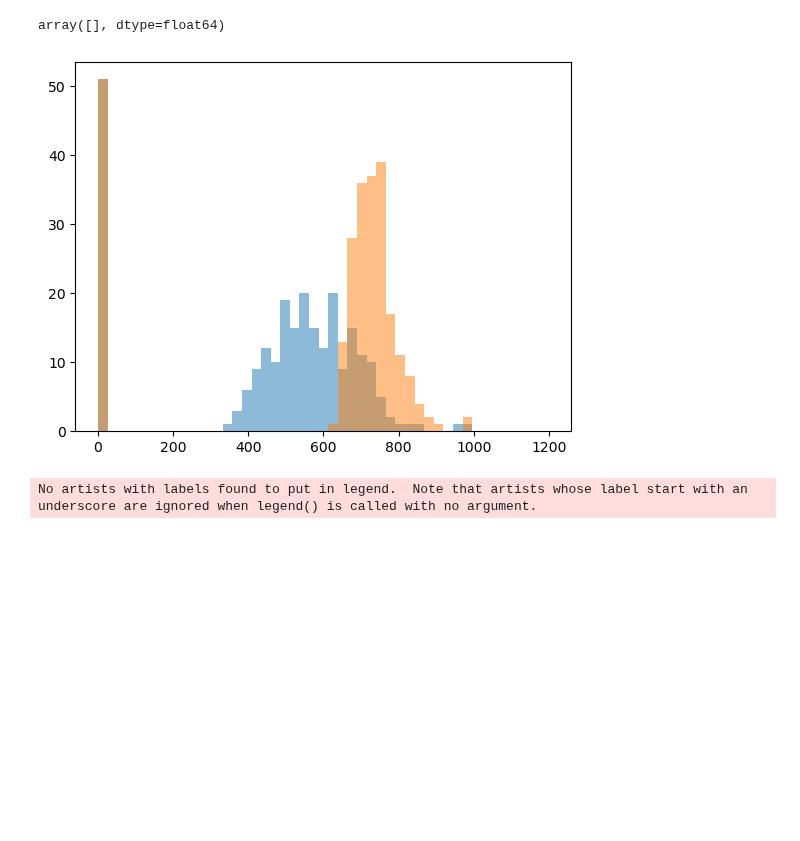
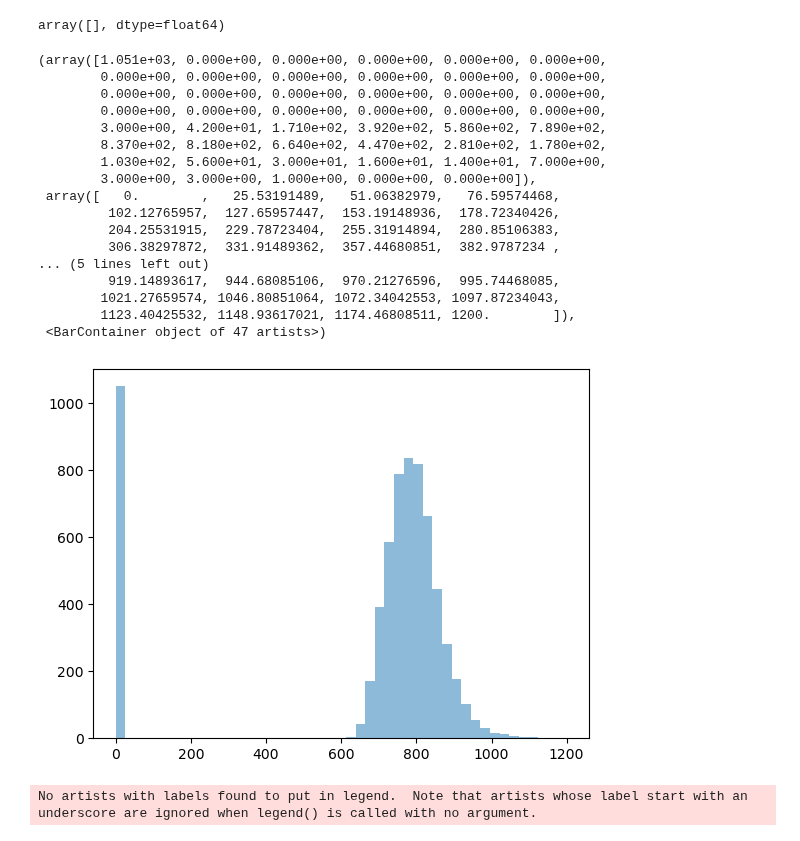
Before and after one commit to TA-DNN/dstparser, a Jupyter notebook: xmax_reader.ipynb, the cells around one changed output. Drawn from its saved outputs; the diff is of its cells as text; code cells hidden in the pictures; blank space fills up the shorter version.

Commit message:
check xmax distributions

```diff
--- a/xmax_reader.ipynb
+++ b/xmax_reader.ipynb
@@ -60,6 +59,9 @@ def file_xmax_map():
 
     file_idx = []
     all_xmax = []
+    all_xmax_vert = []
+    all_cost = []
+    all_zenith = []
     for dst_file in dst_files:
         nfile, nevents, zenith_angle, xmax = np.loadtxt(
             dst_file, dtype=str, unpack=True
@@ -67,10 +69,17 @@ def file_xmax_map():
 
         zenith_angle = np.array(zenith_angle, dtype=np.float32)
         cost = np.cos(zenith_angle * (np.pi / 180))
-        xmax = np.array(xmax, dtype=np.float32) / cost
+        xmax_vertical = np.array(xmax, dtype=np.float32)
+        xmax = xmax_vertical / cost
         file_idx.append(nfile)
         all_xmax.append(xmax)
+        all_xmax_vert.append(xmax_vertical)
+        all_cost.append(cost)
+        all_zenith.append(zenith_angle)
 
     file_idx = np.concatenate(file_idx)
     all_xmax = np.concatenate(all_xmax)
-    return file_idx, all_xmax
+    all_xmax_vert = np.concatenate(all_xmax_vert)
+    all_cost = np.concatenate(all_cost)
+    all_zenith = np.concatenate(all_zenith)
+    return file_idx, all_xmax, all_xmax_vert, all_cost, all_zenith
@@ -127,12 +300,29 @@ def
 import matplotlib.pyplot as plt
 # %%
 xmax_bins = np.linspace(0,1200,48)
-plt.hist(xmax0, bins = xmax_bins, alpha = 0.5)
-plt.hist(xmax, bins = xmax_bins, alpha = 0.5)
+plt.hist(all_xmax, bins = xmax_bins, alpha = 0.5)
+# plt.hist(xmax, bins = xmax_bins, alpha = 0.5)
 # plt.yscale("log")
-None
+# None
 # %% [output]
+(array([1.051e+03, 0.000e+00, 0.000e+00, 0.000e+00, 0.000e+00, 0.000e+00,
+        0.000e+00, 0.000e+00, 0.000e+00, 0.000e+00, 0.000e+00, 0.000e+00,
+        0.000e+00, 0.000e+00, 0.000e+00, 0.000e+00, 0.000e+00, 0.000e+00,
+        0.000e+00, 0.000e+00, 0.000e+00, 0.000e+00, 0.000e+00, 0.000e+00,
+        3.000e+00, 4.200e+01, 1.710e+02, 3.920e+02, 5.860e+02, 7.890e+02,
+        8.370e+02, 8.180e+02, 6.640e+02, 4.470e+02, 2.810e+02, 1.780e+02,
+        1.030e+02, 5.600e+01, 3.000e+01, 1.600e+01, 1.400e+01, 7.000e+00,
+        3.000e+00, 3.000e+00, 1.000e+00, 0.000e+00, 0.000e+00]),
+ array([   0.        ,   25.53191489,   51.06382979,   76.59574468,
+         102.12765957,  127.65957447,  153.19148936,  178.72340426,
+         204.25531915,  229.78723404,  255.31914894,  280.85106383,
+         306.38297872,  331.91489362,  357.44680851,  382.9787234 ,
+... (5 lines left out)
+         919.14893617,  944.68085106,  970.21276596,  995.74468085,
+        1021.27659574, 1046.80851064, 1072.34042553, 1097.87234043,
+        1123.40425532, 1148.93617021, 1174.46808511, 1200.        ]),
+ <BarContainer object of 47 artists>)
-[figure, old version]
+[figure, new version]
 # %%
 zenith_angle = np.array(zenith_angle, dtype=np.float32)
 cost = np.cos(zenith_angle*(np.pi/180))
```
Also changed, not shown: parts of 16 cells of this notebook.
